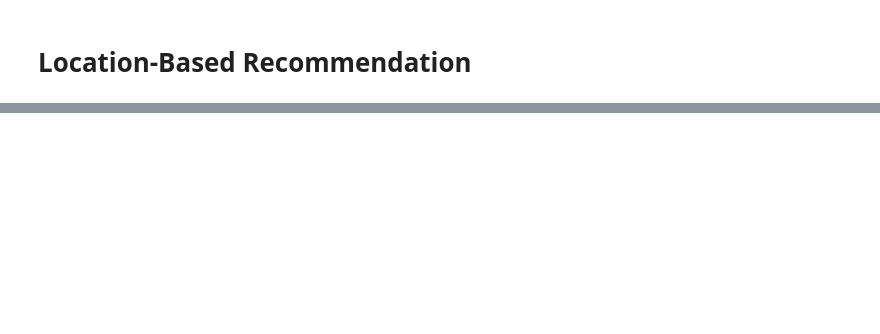
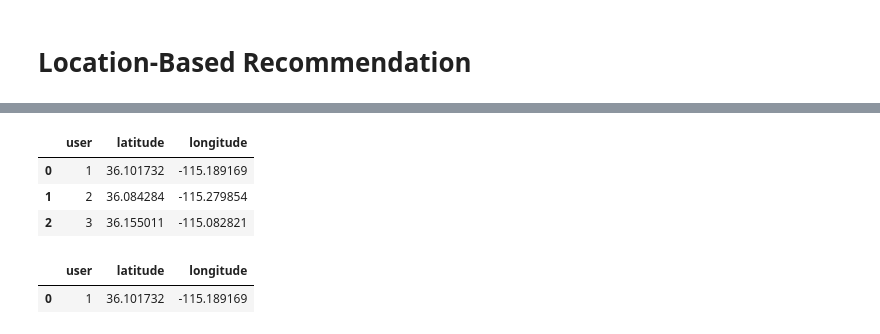
Before and after one commit to nahomHmichael/Restaurant-recommender-system, a Jupyter notebook: Restaurant_recommendation_system.ipynb, the cells around one changed output, grey strips where cells are left out. Cells and saved outputs as stored; diff of their text form; code cells hidden in the pictures; blank space fills up the shorter version.

```diff
--- a/Restaurant_recommendation_system.ipynb
+++ b/Restaurant_recommendation_system.ipynb
@@ -273,0 +315,20 @@ top_restaurants_lasVegas.head()
+# %%
+test_coordinates = {
+    'user': [1, 2, 3],
+    'latitude' : [36.1017316, 36.0842838, 36.155011],
+    'longitude' : [-115.1891691, -115.2798544, -115.082821],
+}
+
+test_df = pd.DataFrame(test_coordinates)
+test_df
+# %% [output]
+|  | user | latitude | longitude |
+| 0 | 1 | 36.101732 | -115.189169 |
+| 1 | 2 | 36.084284 | -115.279854 |
+| 2 | 3 | 36.155011 | -115.082821 |
+# %%
+user1 = test_df[test_df['user'] == 1]
+user1
+# %% [output]
+|  | user | latitude | longitude |
+| 0 | 1 | 36.101732 | -115.189169 |
```
Also changed, not shown: parts of 7 cells of this notebook.
